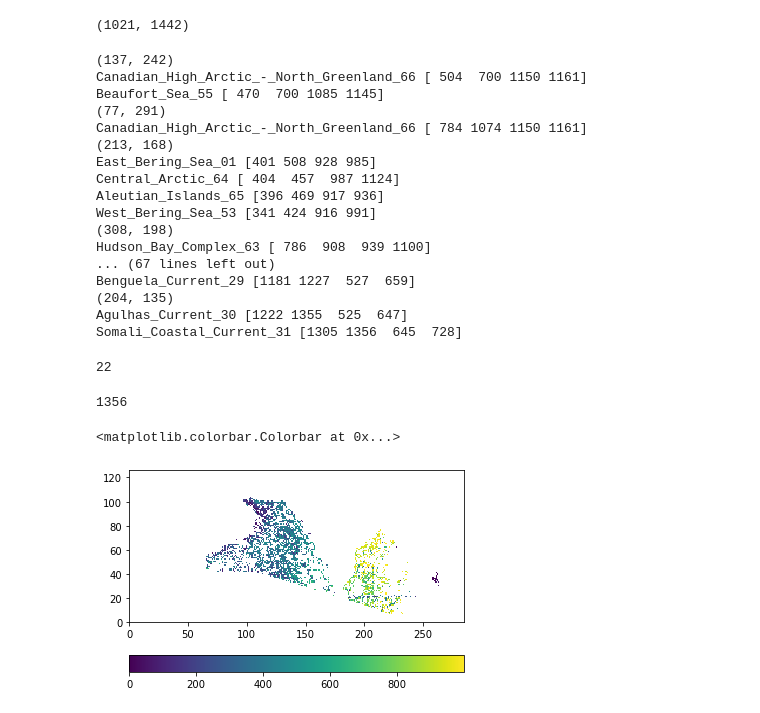
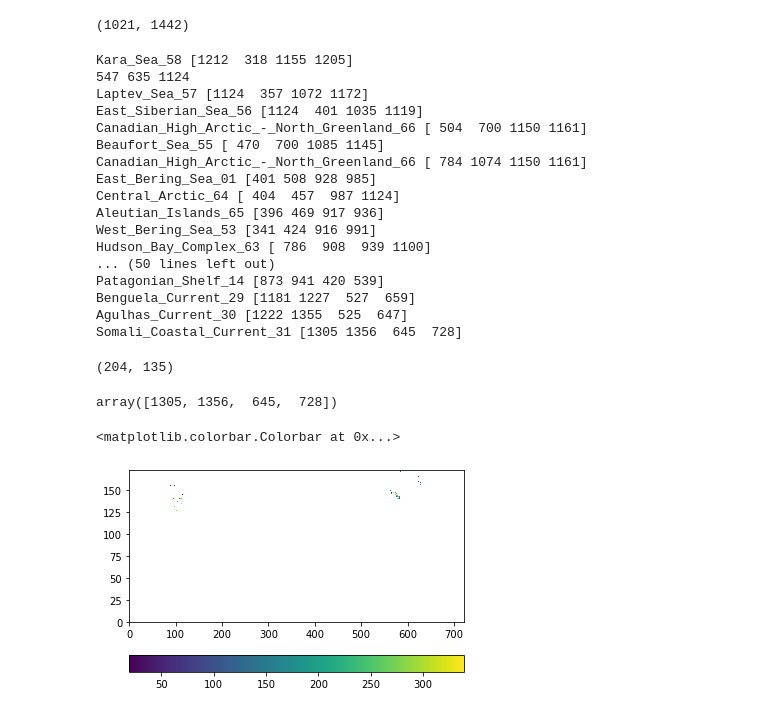
Before and after one commit to NOC-MSM/SE-NEMO, a Jupyter notebook: scripts/analysis/Notebooks/time_series_regional_clim.ipynb, the cells around one changed output. Drawn from its saved outputs; the diff is of its cells as text; code cells hidden in the pictures.

```diff
--- a/scripts/analysis/Notebooks/time_series_regional_clim.ipynb
+++ b/scripts/analysis/Notebooks/time_series_regional_clim.ipynb
@@ -31,5 +31,5 @@ LME_mask.shape
 LME_Clusters='../Data/LME_Clusters_eORCA025.csv'
 clusters = pd.read_csv(LME_Clusters)
 nclusters=clusters.values.shape[0]
-iwant_clusters=range(1,23)
+iwant_clusters=range(23)
 # %%
@@ -54,26 +69,28 @@ for icluster in iwant_clusters:
              ilmes=np.append(ilmes,-1)
 
 
-
-
      Cluster_Name=clusters.values[icluster,1]
      #eORCA025 index of cluster
      i_min1=int(clusters.values[icluster,2])
      i_max1=int(clusters.values[icluster,3])
      j_min1=int(clusters.values[icluster,4])
      j_max1=int(clusters.values[icluster,5])
-     if i_max1 > i_min1:
-         D=f_bathy.Bathymetry.values[j_min1:j_max1+1,i_min1:i_max1+1]
-         LMEmask=LME_mask[(j_min1-J_offset_mask):(j_max1-J_offset_mask+1),i_min1:i_max1+1]
-     else:
-         D1 = f_bathy.Bathymetry.values[j_min1:j_max1+1,i_min1:]
-         D2 = f_bathy.Bathymetry.values[j_min1:j_max1+1,:i_max1+1]
-         D=np.concatenate((D1,D2),axis=1)
-         LMEmask1=LME_mask[(j_min1-J_offset_mask):(j_max1-J_offset_mask+1),i_min1:]
-         LMEmask2=LME_mask[(j_min1-J_offset_mask):(j_max1-J_offset_mask+1),:i_max1+1]
-         LMEmask=np.concatenate((LMEmask1,LMEmask2),axis=1)
-         nX = f_bathy.Bathymetry.shape[1] - i_min1
-     print(D.shape)
+     D=map_to_grid(f_bathy.Bathymetry.values,j_min1,j_max1,i_min1,i_max1)
+
+     LMEmask=map_to_grid(LME_mask,j_min1-J_offset_mask,j_max1-J_offset_mask,i_min1,i_max1)
+     #if i_max1 > i_min1:
+     #    D=f_bathy.Bathymetry.values[j_min1:j_max1+1,i_min1:i_max1+1]
+     #    LMEmask=LME_mask[(j_min1-J_offset_mask):(j_max1-J_offset_mask+1),i_min1:i_max1+1]
+     #else:
+     #    D1 = f_bathy.Bathymetry.values[j_min1:j_max1+1,i_min1:]
+     #    D2 = f_bathy.Bathymetry.values[j_min1:j_max1+1,:i_max1+1]
+     ##    D=np.concatenate((D1,D2),axis=1)
+     #    LMEmask1=LME_mask[(j_min1-J_offset_mask):(j_max1-J_offset_mask+1),i_min1:]
+     #    LMEmask2=LME_mask[(j_min1-J_offset_mask):(j_max1-J_offset_mask+1),:i_max1+1]
+     #    LMEmask=np.concatenate((LMEmask1,LMEmask2),axis=1)
+     nX = f_bathy.Bathymetry.shape[1] - i_min1
+
+
      Depth=np.repeat(D[np.newaxis,:,:],12,axis=0)
      SST_EN4[icluster]=np.zeros(Depth.shape)
      SSS_EN4[icluster]=np.zeros(Depth.shape)
@@ -124,6 +141,7 @@ for icluster in iwant_clusters:
                 if lims[0]>lims[1]:
                     i_max2=dx-1
                     i_max=i_min + dx-1
+                    print(i_max2,i_max,i_min1)
                 if lims[0]<lims[1] and i_min1 > i_max1:
 
                     i_min2=0
@@ -165,36 +183,36 @@ for icluster in iwant_clusters:
      SSS_EN4[icluster][mask==0]=np.nan
      PEA_EN4[icluster][mask==0]=np.nan
 # %% [output]
-(137, 242)
+Kara_Sea_58 [1212  318 1155 1205]
+547 635 1124
+Laptev_Sea_57 [1124  357 1072 1172]
+East_Siberian_Sea_56 [1124  401 1035 1119]
 Canadian_High_Arctic_-_North_Greenland_66 [ 504  700 1150 1161]
 Beaufort_Sea_55 [ 470  700 1085 1145]
-(77, 291)
 Canadian_High_Arctic_-_North_Greenland_66 [ 784 1074 1150 1161]
-(213, 168)
 East_Bering_Sea_01 [401 508 928 985]
 Central_Arctic_64 [ 404  457  987 1124]
 Aleutian_Islands_65 [396 469 917 936]
 West_Bering_Sea_53 [341 424 916 991]
-(308, 198)
 Hudson_Bay_Complex_63 [ 786  908  939 1100]
-... (67 lines left out)
+... (50 lines left out)
+Patagonian_Shelf_14 [873 941 420 539]
 Benguela_Current_29 [1181 1227  527  659]
-(204, 135)
 Agulhas_Current_30 [1222 1355  525  647]
 Somali_Coastal_Current_31 [1305 1356  645  728]
 # %%
-icluster
+LMEmask.shape
 # %% [output]
-22
+(204, 135)
 # %%
-i_max1
+lims
 # %% [output]
-1356
+array([1305, 1356,  645,  728])
 # %%
-plt.pcolormesh(PEA_EN4[17][6,:,:]);plt.colorbar(orientation='horizontal')
+plt.pcolormesh(PEA_EN4[0][6,:,:]);plt.colorbar(orientation='horizontal')
 # %% [output]
 <matplotlib.colorbar.Colorbar at 0x...>
-[figure, old version]
+[figure, new version]
 # %%
 PEA_co_mean={}
 SSS_co_mean={}
```
Also changed, not shown: parts of 6 cells of this notebook, 5 other files.
